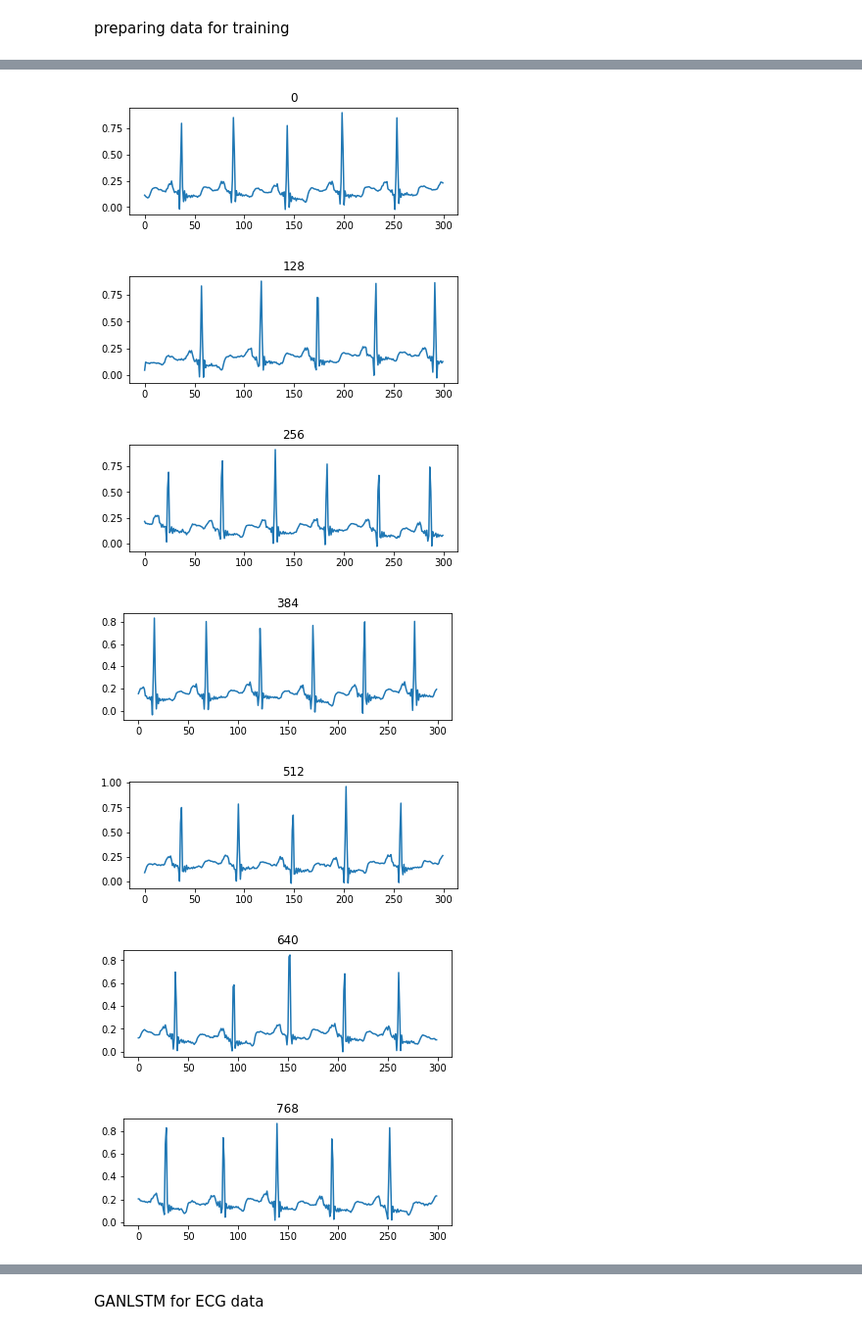
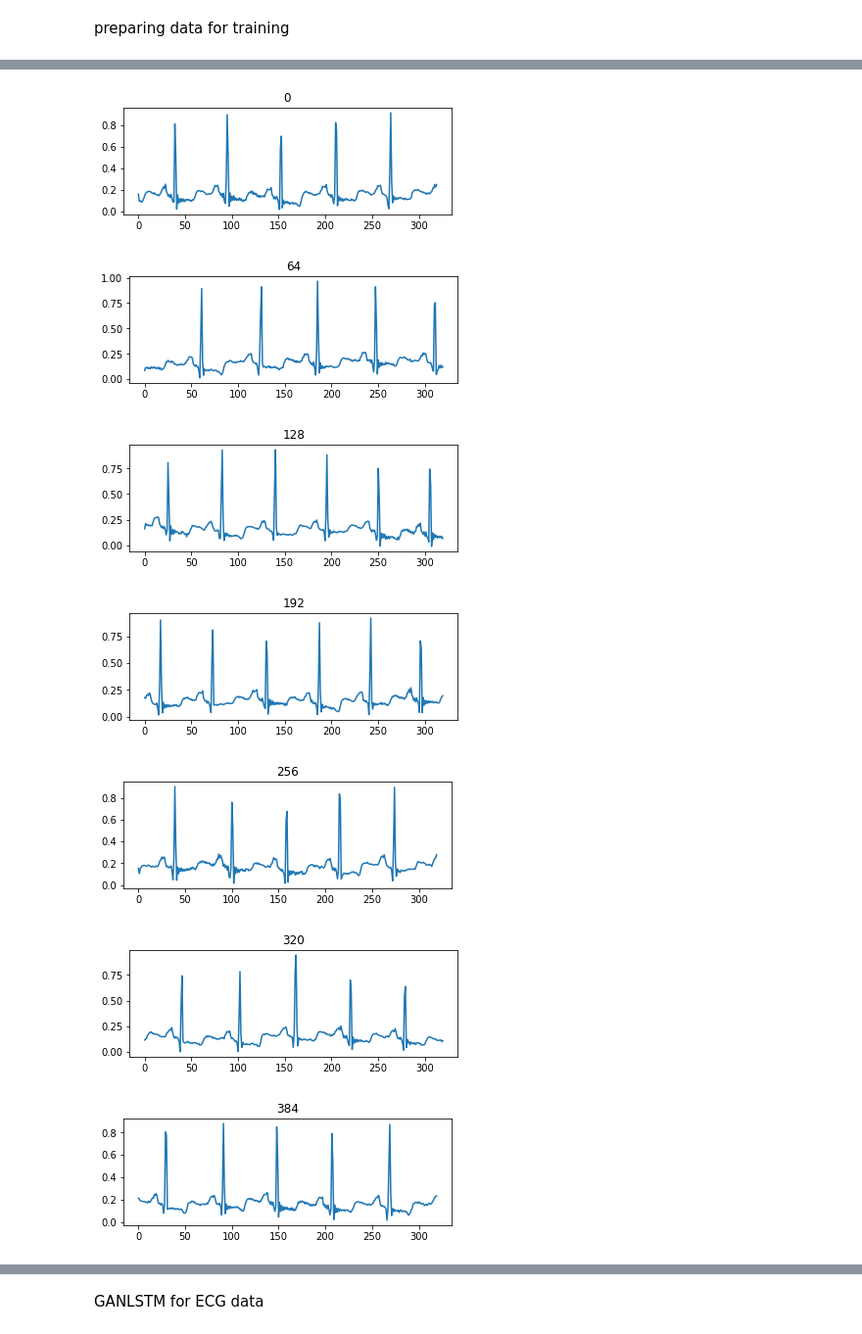
Before and after one commit to abbasloo/dnnHealth, a Jupyter notebook: ecgGAN.ipynb, the cells around one changed output, grey strips where cells are left out. Shown at 98% size. Saved outputs shown, nothing was run; the diff lists cells and outputs as text; code cells hidden in the pictures.

```diff
--- a/ecgGAN.ipynb
+++ b/ecgGAN.ipynb
@@ -18,18 +18,18 @@ for file in glob.glob('MLII/1 NSR/*.mat'):
     arr.append(file)
 arr = sorted(arr, key=lambda x:x[:])
 
-l = 8 #283
+l = 10 #283
 w = 1500 #3600
-st = 20
-hwm = 128
-stride = 5
+st = 30
+hwm = 64
+r = 320
 data = []
 
 for i in range(l):
 
     db = io.loadmat(arr[i])
     dummy = db['val'][0, :]
-    dummy = np.append(dummy, dummy[0:w-st])
+    #dummy = np.append(dummy, dummy[0:w-st])
 
     for j in range(hwm):
 
@@ -40,7 +40,7 @@ for i in range(l):
         max = np.amax(dummy[j*st:j*st+w])
         ddata = (dummy[j*st:j*st+w]-min)/(max-min)
         data.append(ddata)
-data = signal.decimate(np.asarray(data).reshape(len(data), w, 1), stride, axis=1)
+data = signal.resample(np.asarray(data).reshape(len(data), w, 1), r, axis=1)
 seq_in = np.copy(data)
 print (seq_in.shape)
 
@@ -54,7 +54,7 @@ for i in range(0, len(seq_in), hwm):
-[figure, old version]
+[figure, new version]
-[figure, old version]
+[figure, new version]
-[figure, old version]
+[figure, new version]
-[figure, old version]
+[figure, new version]
-[figure, old version]
+[figure, new version]
-[figure, old version]
+[figure, new version]
-[figure, old version]
+[figure, new version]
```
Also changed, not shown: parts of 5 cells of this notebook.
